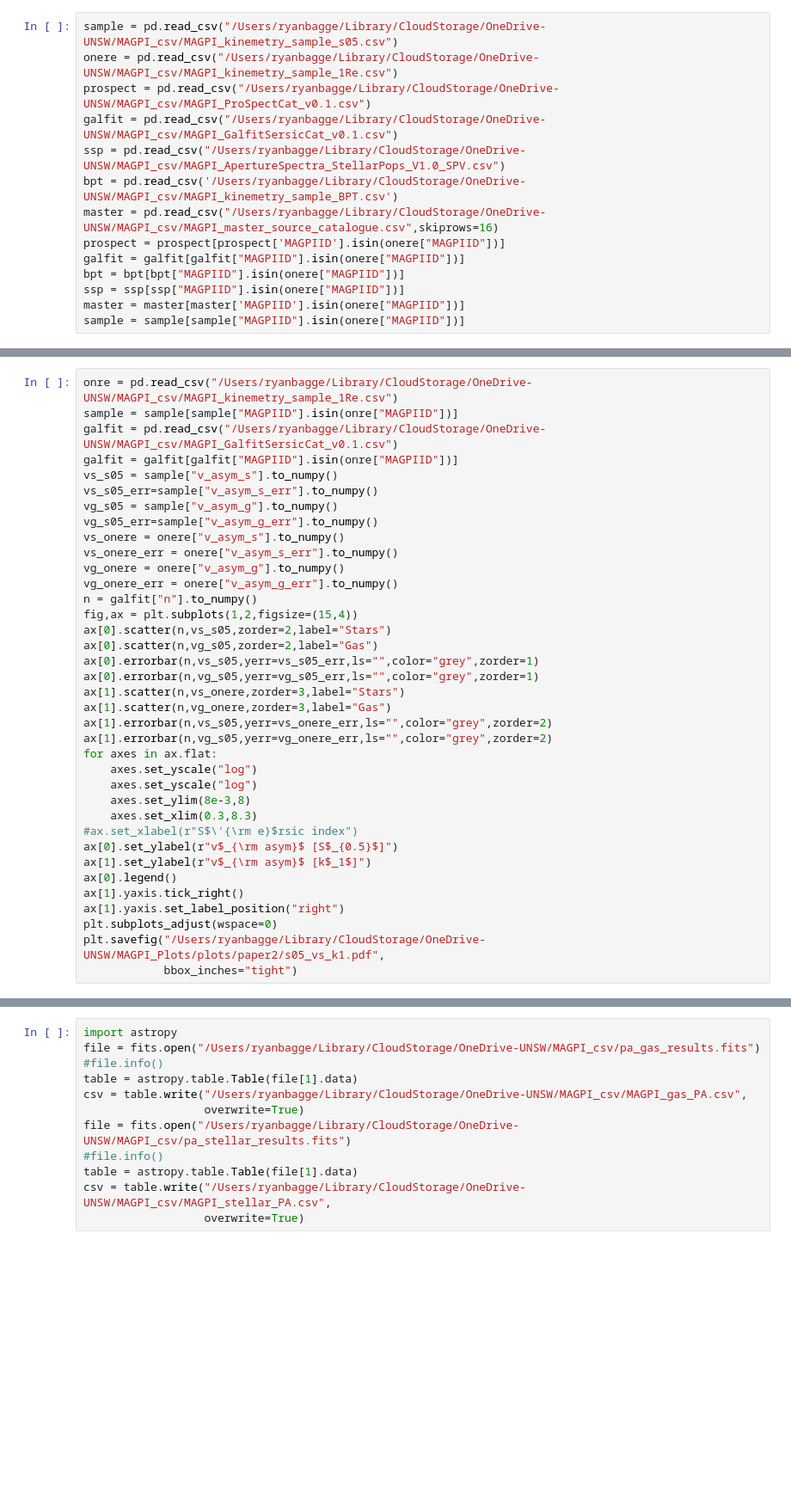
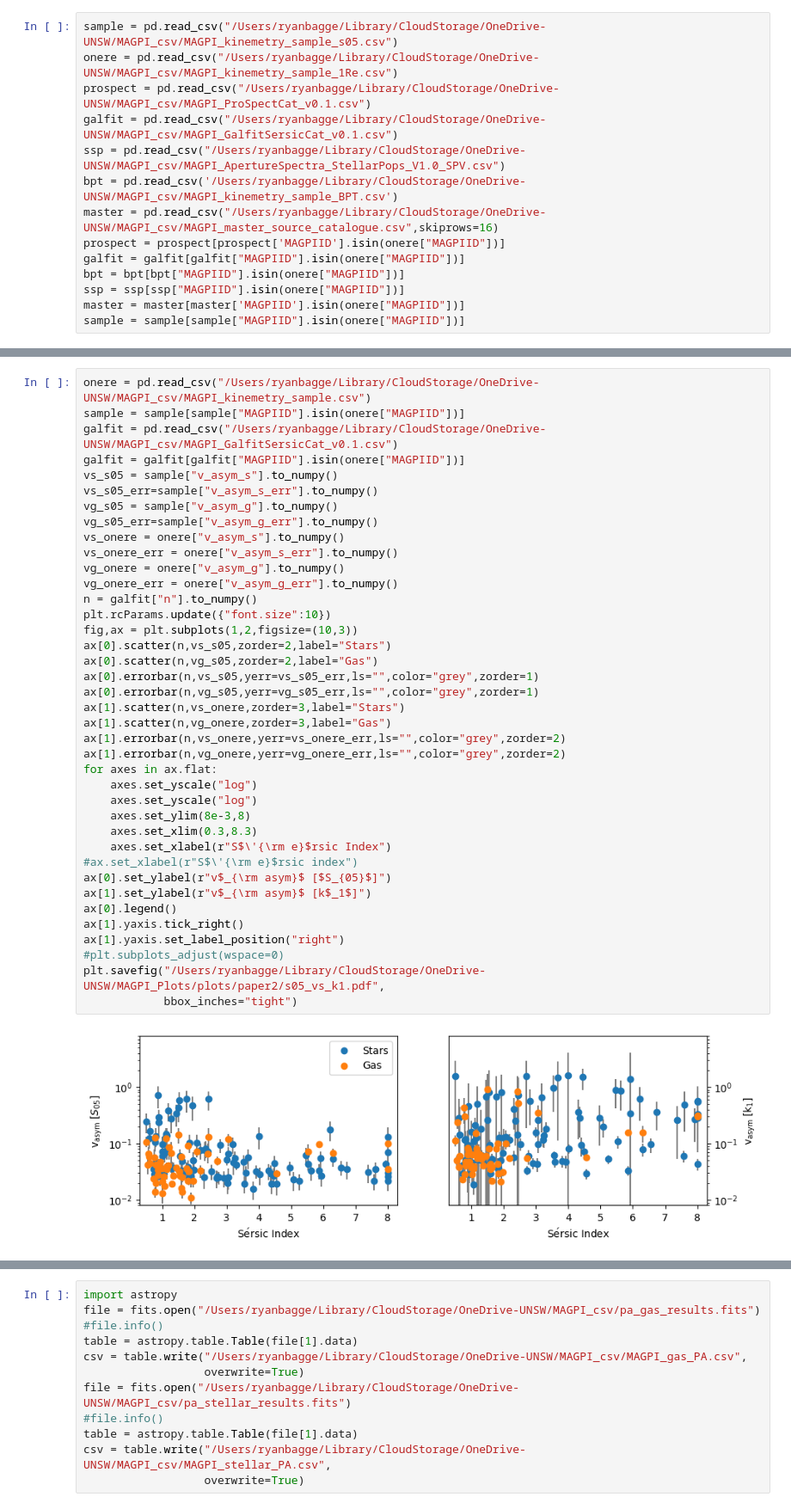
Before and after one commit to r-bagge/MAGPI_kinematics, a Jupyter notebook: plots.ipynb, the cells around one changed output, grey strips where cells are left out. Shown at 86% size. Cells and saved outputs as stored; diff of their text form; blank space fills up the shorter version.

```diff
--- a/plots.ipynb
+++ b/plots.ipynb
@@ -128,40 +134,44 @@ print(np.mean(re))
 # %%
-onre = pd.read_csv("/Users/ryanbagge/Library/CloudStorage/OneDrive-UNSW/MAGPI_csv/MAGPI_kinemetry_sample_1Re.csv")
-sample = sample[sample["MAGPIID"].isin(onre["MAGPIID"])]
+onere = pd.read_csv("/Users/ryanbagge/Library/CloudStorage/OneDrive-UNSW/MAGPI_csv/MAGPI_kinemetry_sample.csv")
+sample = sample[sample["MAGPIID"].isin(onere["MAGPIID"])]
 galfit = pd.read_csv("/Users/ryanbagge/Library/CloudStorage/OneDrive-UNSW/MAGPI_csv/MAGPI_GalfitSersicCat_v0.1.csv")
-galfit = galfit[galfit["MAGPIID"].isin(onre["MAGPIID"])]
+galfit = galfit[galfit["MAGPIID"].isin(onere["MAGPIID"])]
 vs_s05 = sample["v_asym_s"].to_numpy()
 vs_s05_err=sample["v_asym_s_err"].to_numpy()
 vg_s05 = sample["v_asym_g"].to_numpy()
 vg_s05_err=sample["v_asym_g_err"].to_numpy()
 vs_onere = onere["v_asym_s"].to_numpy()
 vs_onere_err = onere["v_asym_s_err"].to_numpy()
 vg_onere = onere["v_asym_g"].to_numpy()
 vg_onere_err = onere["v_asym_g_err"].to_numpy()
 n = galfit["n"].to_numpy()
-fig,ax = plt.subplots(1,2,figsize=(15,4))
+plt.rcParams.update({"font.size":10})
+fig,ax = plt.subplots(1,2,figsize=(10,3))
 ax[0].scatter(n,vs_s05,zorder=2,label="Stars")
 ax[0].scatter(n,vg_s05,zorder=2,label="Gas")
 ax[0].errorbar(n,vs_s05,yerr=vs_s05_err,ls="",color="grey",zorder=1)
 ax[0].errorbar(n,vg_s05,yerr=vg_s05_err,ls="",color="grey",zorder=1)
 ax[1].scatter(n,vs_onere,zorder=3,label="Stars")
 ax[1].scatter(n,vg_onere,zorder=3,label="Gas")
-ax[1].errorbar(n,vs_s05,yerr=vs_onere_err,ls="",color="grey",zorder=2)
-ax[1].errorbar(n,vg_s05,yerr=vg_onere_err,ls="",color="grey",zorder=2)
+ax[1].errorbar(n,vs_onere,yerr=vs_onere_err,ls="",color="grey",zorder=2)
+ax[1].errorbar(n,vg_onere,yerr=vg_onere_err,ls="",color="grey",zorder=2)
 for axes in ax.flat:
     axes.set_yscale("log")
     axes.set_yscale("log")
     axes.set_ylim(8e-3,8)
     axes.set_xlim(0.3,8.3)
+    axes.set_xlabel(r"S$\'{\rm e}$rsic Index")
 #ax.set_xlabel(r"S$\'{\rm e}$rsic index")
-ax[0].set_ylabel(r"v$_{\rm asym}$ [S$_{0.5}$]")
+ax[0].set_ylabel(r"v$_{\rm asym}$ [$S_{05}$]")
 ax[1].set_ylabel(r"v$_{\rm asym}$ [k$_1$]")
 ax[0].legend()
 ax[1].yaxis.tick_right()
 ax[1].yaxis.set_label_position("right")
-plt.subplots_adjust(wspace=0)
+#plt.subplots_adjust(wspace=0)
 plt.savefig("/Users/ryanbagge/Library/CloudStorage/OneDrive-UNSW/MAGPI_Plots/plots/paper2/s05_vs_k1.pdf",
             bbox_inches="tight")
+# %% [output]
+[figure, added]
 # %%
 sample = pd.read_csv("/Users/ryanbagge/Library/CloudStorage/OneDrive-UNSW/MAGPI_csv/MAGPI_kinemetry_sample_s05.csv")
 # onere = pd.read_csv("/Users/ryanbagge/Library/CloudStorage/OneDrive-UNSW/MAGPI_csv/MAGPI_kinemetry_sample_1Re.csv")
```
Also changed, not shown: parts of 18 cells of this notebook.
